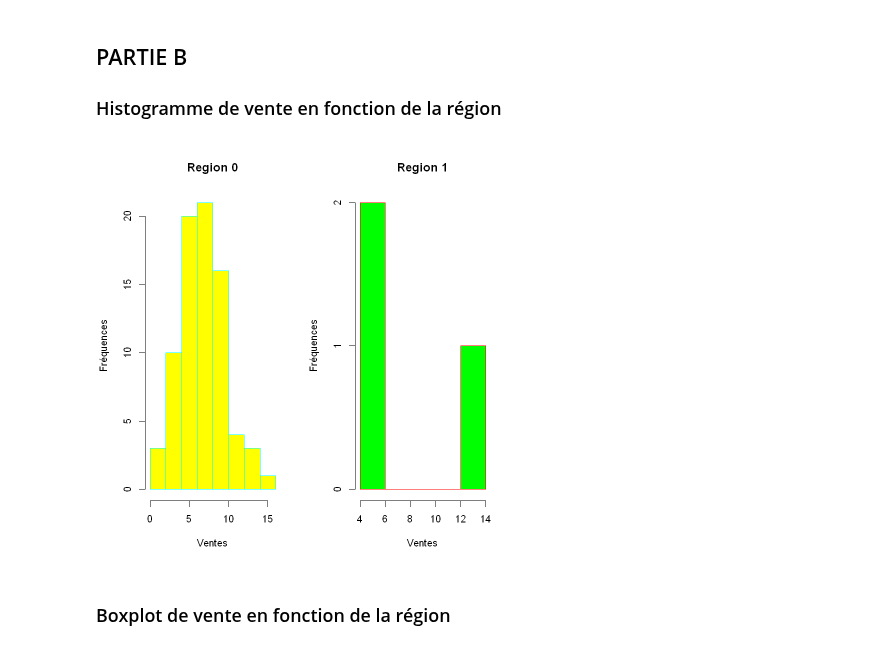
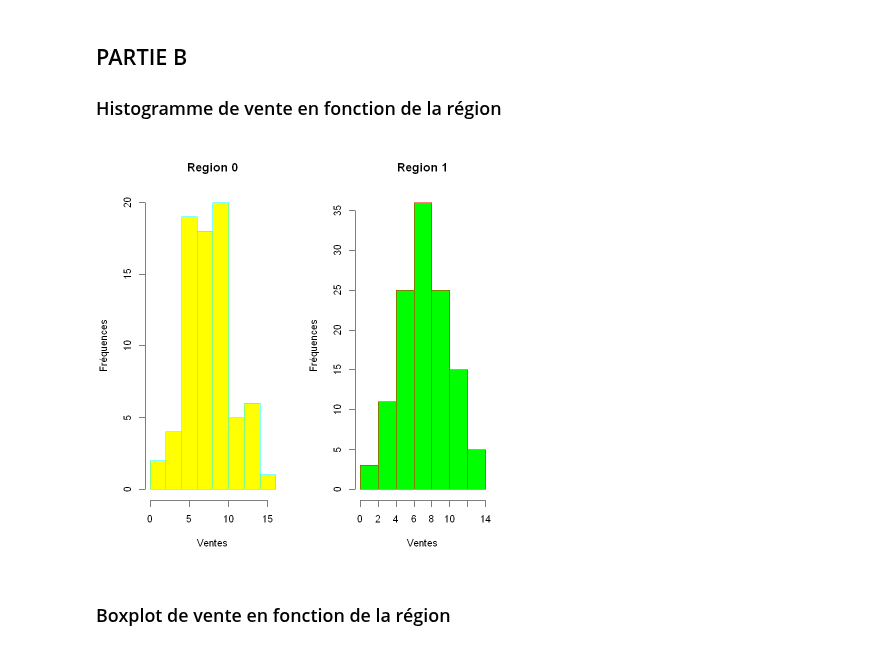
Before and after one commit to loic-hpp/Manage_Data_R, a Jupyter notebook: devoir.ipynb, the cells around one changed output. Cells and saved outputs as stored; diff of their text form; code cells hidden in the pictures.

```diff
--- a/devoir.ipynb
+++ b/devoir.ipynb
@@ -80,11 +80,11 @@ A data.frame: 1 × 7
 ### Histogramme de vente en fonction de la région
 # %%
 layout(matrix(1:2,1,2))
-hist(Y[X2=="0"], col="yellow",border="cyan",
+hist(Y[X3=="0"], col="yellow",border="cyan",
      main=paste("Region 0"),xlab="Ventes",ylab="Fréquences")
-hist(Y[X2=="1"], col="green",border="red",
+hist(Y[X3=="1"], col="green",border="red",
      main=paste("Region 1"),xlab="Ventes",ylab="Fréquences")
 # %% [output]
-[figure, old version]
+[figure, new version]
 # %% [markdown]
 ### Boxplot de vente en fonction de la région
```
Also changed, not shown: parts of 26 cells of this notebook.
